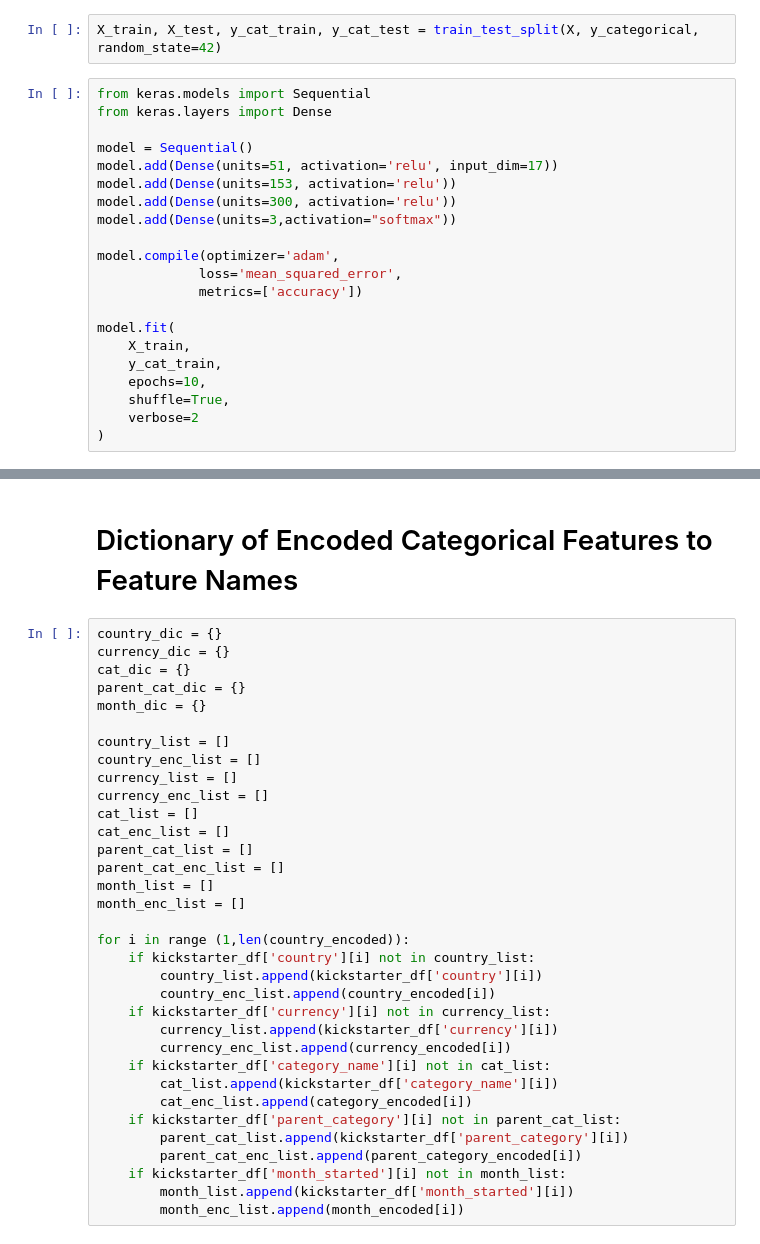
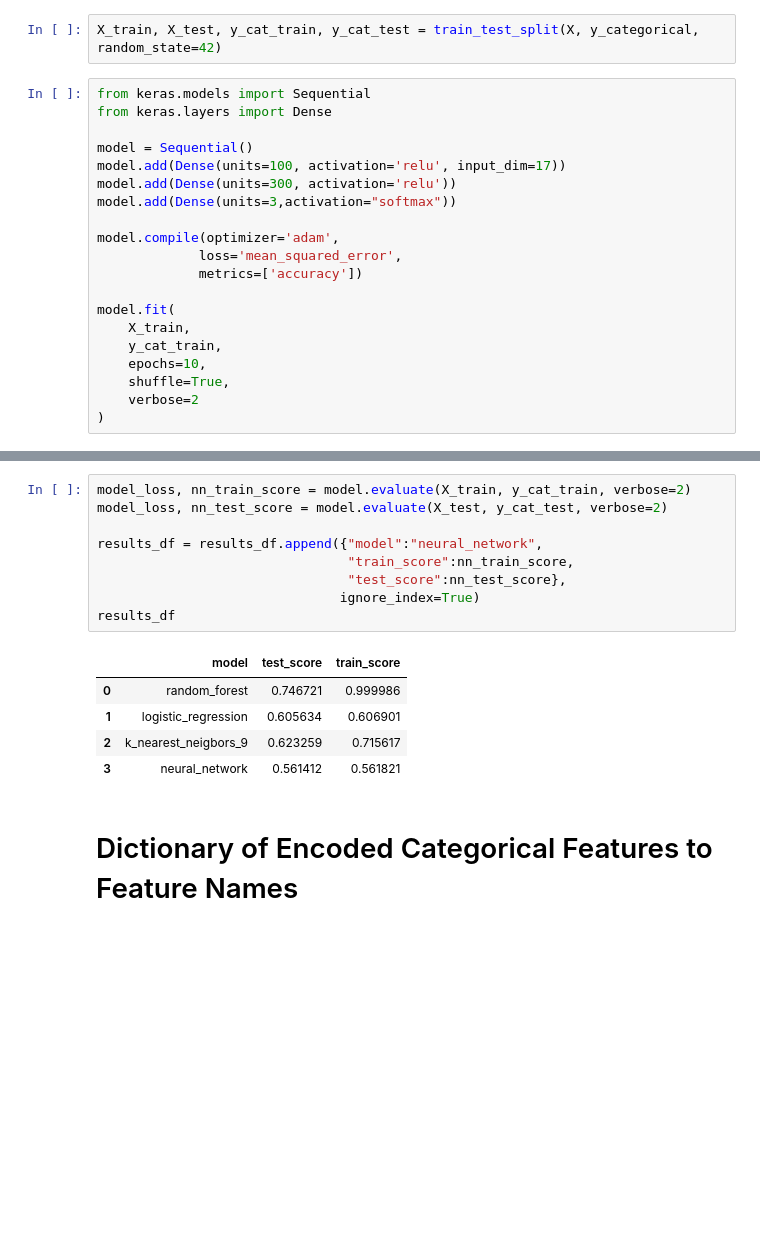
Before and after one commit to dmarrinan/Kickstarter-Analysis, a Jupyter notebook: machine_learning_modeling.ipynb, the cells around one changed output, grey strips where cells are left out. Cells and saved outputs as stored; diff of their text form; blank space fills up the shorter version.

Commit message:
adding machine learning modeling

```diff
--- a/machine_learning_modeling.ipynb
+++ b/machine_learning_modeling.ipynb
@@ -244,8 +307,7 @@ from keras.models import Sequential
 from keras.layers import Dense
 
 model = Sequential()
-model.add(Dense(units=51, activation='relu', input_dim=17))
-model.add(Dense(units=153, activation='relu'))
+model.add(Dense(units=100, activation='relu', input_dim=17))
 model.add(Dense(units=300, activation='relu'))
 model.add(Dense(units=3,activation="softmax"))
 
@@ -290,37 +347,18 @@ Loss: 0.40496084938346355, Accuracy: 0.3925587328610441
+# %%
+model_loss, nn_train_score = model.evaluate(X_train, y_cat_train, verbose=2)
+model_loss, nn_test_score = model.evaluate(X_test, y_cat_test, verbose=2)
+
+results_df = results_df.append({"model":"neural_network",
+                                "train_score":nn_train_score,
+                                "test_score":nn_test_score},
+                               ignore_index=True)
+results_df
+# %% [output]
+|  | model | test_score | train_score |
+| 0 | random_forest | 0.746721 | 0.999986 |
+| 1 | logistic_regression | 0.605634 | 0.606901 |
+| 2 | k_nearest_neigbors_9 | 0.623259 | 0.715617 |
+| 3 | neural_network | 0.561412 | 0.561821 |
 # %% [markdown]
 # Dictionary of Encoded Categorical Features to Feature Names
-# %%
-country_dic = {}
-currency_dic = {}
-cat_dic = {}
-parent_cat_dic = {}
-month_dic = {}
-
-country_list = []
-country_enc_list = []
-currency_list = []
-currency_enc_list = []
-cat_list = []
-cat_enc_list = []
-parent_cat_list = []
-parent_cat_enc_list = []
-month_list = []
-month_enc_list = []
-
-for i in range (1,len(country_encoded)):
-    if kickstarter_df['country'][i] not in country_list:
-        country_list.append(kickstarter_df['country'][i])
-        country_enc_list.append(country_encoded[i])
-    if kickstarter_df['currency'][i] not in currency_list:
-        currency_list.append(kickstarter_df['currency'][i])
-        currency_enc_list.append(currency_encoded[i])
-    if kickstarter_df['category_name'][i] not in cat_list:
-        cat_list.append(kickstarter_df['category_name'][i])
-        cat_enc_list.append(category_encoded[i])
-    if kickstarter_df['parent_category'][i] not in parent_cat_list:
-        parent_cat_list.append(kickstarter_df['parent_category'][i])
-        parent_cat_enc_list.append(parent_category_encoded[i])
-    if kickstarter_df['month_started'][i] not in month_list:
-        month_list.append(kickstarter_df['month_started'][i])
-        month_enc_list.append(month_encoded[i])
 # %%
```
Also changed, not shown: parts of 20 cells of this notebook.
